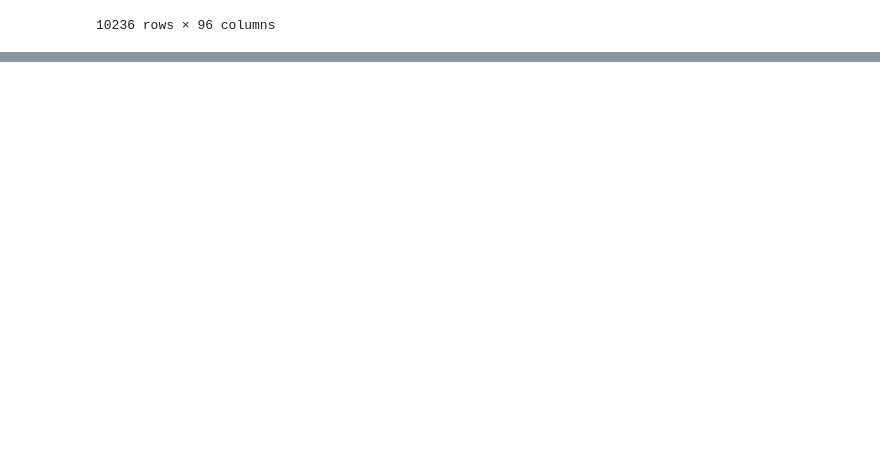
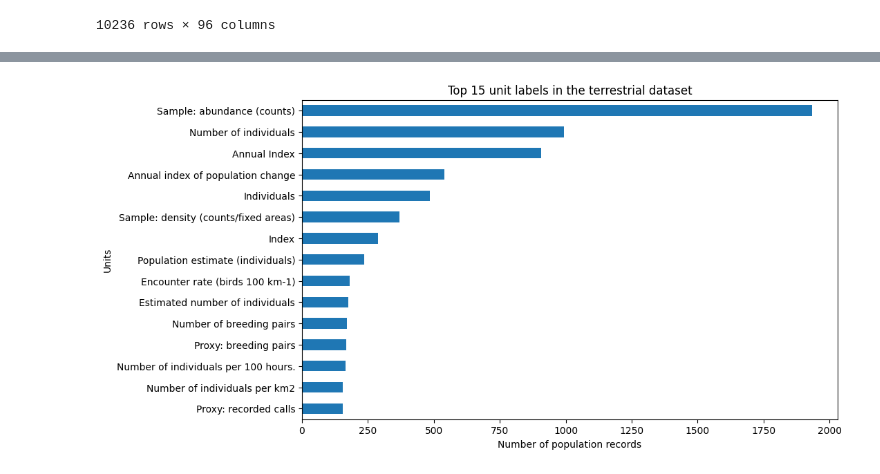
Before and after one commit to lukasbals/animal-diversity-prediction, a Jupyter notebook: notebooks/eda_wwf_lpd_2024_Steven.ipynb, the cells around one changed output, grey strips where cells are left out. Drawn from its saved outputs; the diff is of its cells as text; code cells hidden in the pictures; blank space fills up the shorter version.

```diff
--- a/notebooks/eda_wwf_lpd_2024_Steven.ipynb
+++ b/notebooks/eda_wwf_lpd_2024_Steven.ipynb
@@ -218,4 +230,4 @@ With empty columns filtered out, there's still metadata that is not needed for f
 # %%
 # Drop irrelevant columns
-irrelevant_columns = ["ID", "Replicate", "Included in LPR2024", "Citation", "Region", "IPBES_region", "Specific_location", "System", "Binomial", "Class", "Order", "Family", "Genus", "Species"]
+irrelevant_columns = ["ID", "Replicate", "Included in LPR2024", "Citation", "Country", "Region", "IPBES_region", "Specific_location", "System"]
 metadata_filtered = metadata_filtered.drop(columns=irrelevant_columns)
@@ -430,0 +240,6 @@ print("Dataset saved.")
+# %%
+
+units_counts = metadata_filtered["Units"].value_counts(dropna=False)
+
+print("Number of unique unit labels:", metadata_filtered["Units"].nunique())
+units_counts.head(20)
@@ -430,0 +265,9 @@ print("Dataset saved.")
+# %%
+
+units_counts.head(15).sort_values().plot(kind="barh", figsize=(10,6))
+plt.title("Top 15 unit labels in the terrestrial dataset")
+plt.xlabel("Number of population records")
+plt.ylabel("Units")
+plt.show()
+# %% [output]
+[figure, added]
```
Also changed, not shown: parts of 54 cells of this notebook.
